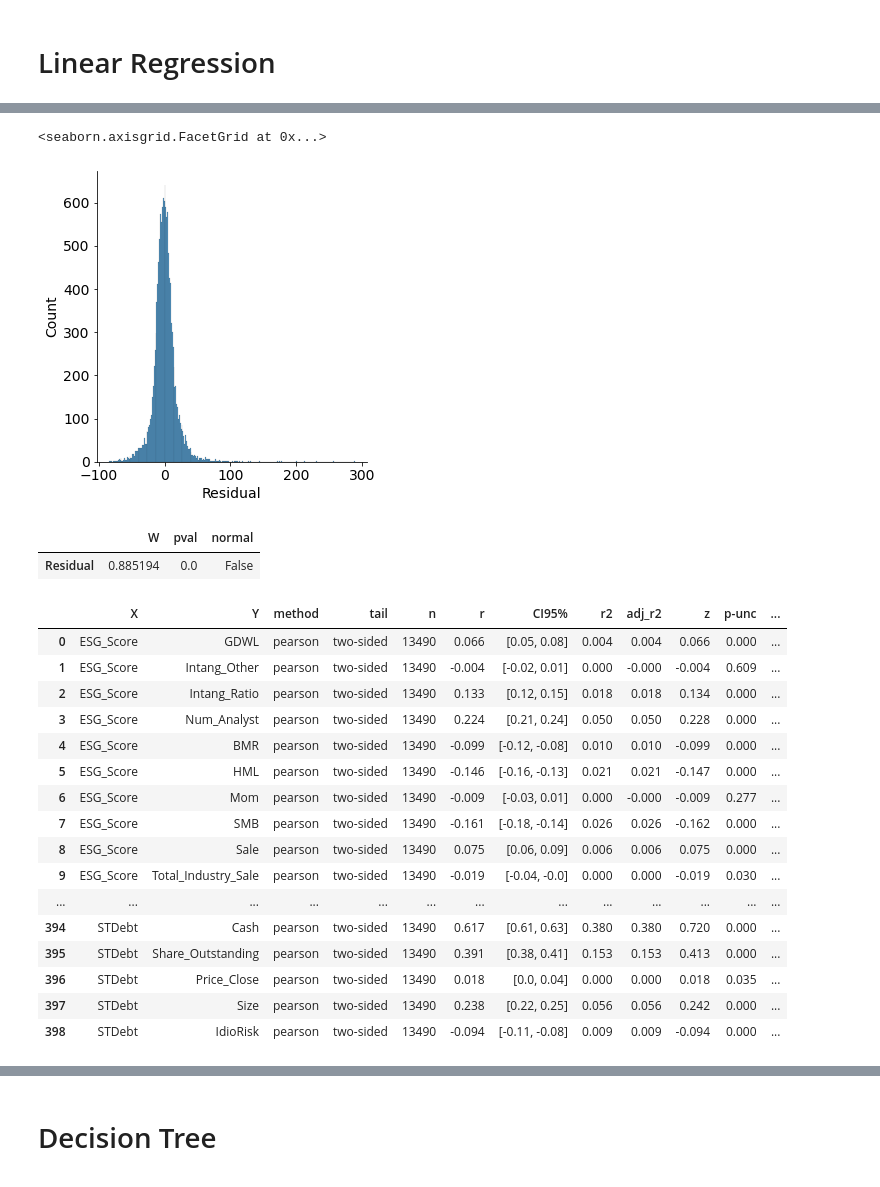
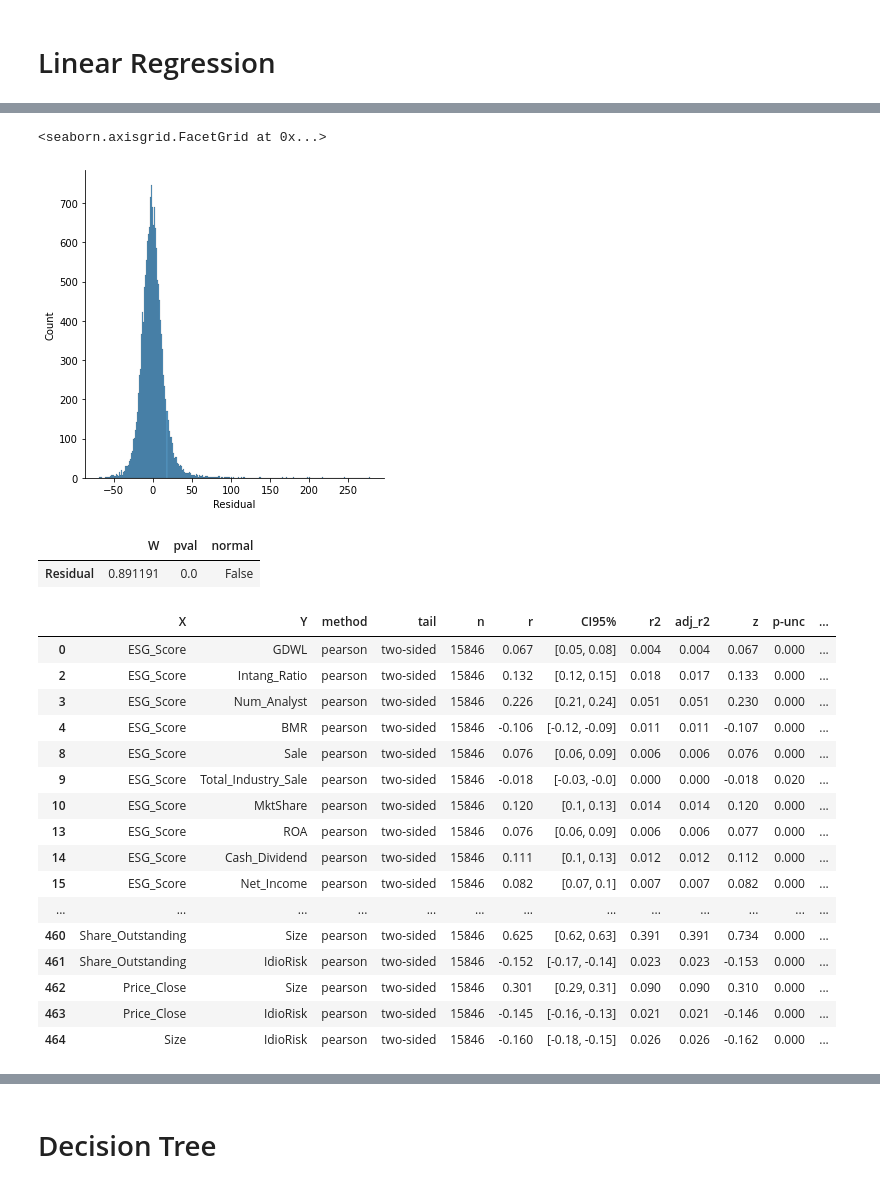
Before and after one commit to sunshineluyao/ESG_TwoSources, a Jupyter notebook: Regression/ESG_Regression.ipynb, the cells around one changed output, grey strips where cells are left out. Cells and saved outputs as stored; diff of their text form; code cells hidden in the pictures.

```diff
--- a/Regression/ESG_Regression.ipynb
+++ b/Regression/ESG_Regression.ipynb
@@ -26,5 +26,5 @@ Requirement already satisfied: idna<3,>=2.5 in /usr/local/lib/python3.6/dist-pac
 # %%
-df = pd.read_csv('https://raw.githubusercontent.com/sunshineluyao/ESG_TwoSources/main/Regression/Reg_Table.csv')
+df = pd.read_csv('https://raw.githubusercontent.com/sunshineluyao/ESG_TwoSources/main/Regression/Panel_Data_for_Regression.csv')
 df.head()
 # %% [output]
 |  | Month | Ticker | Company_name | Stock_exchange | Industry | SIC_Code | SIC_2 | GDWL | Intang_Other | ... |
@@ -146,33 +142,35 @@ sns.scatterplot(data=df_res, x=x, y=y)
 sns.displot(df_res, x="Residual")
 # %% [output]
 <seaborn.axisgrid.FacetGrid at 0x...>
-[figure, old version]
+[figure, new version]
 # %%
 x=df_res['Residual']
 pg.normality(x)
 # %% [output]
 |  | W | pval | normal |
-| Residual | 0.885194 | 0.0 | False |
+| Residual | 0.891191 | 0.0 | False |
 # %%
 pd.set_option('display.max_columns', None)
 pd.set_option('display.max_rows', None)
 # %%
-pg.pairwise_corr(df,columns=X.columns, method='pearson').round(3)
+pearson=pg.pairwise_corr(df,columns=X.columns, method='pearson').round(3)
+pearson =pearson[pearson['p-unc']<0.05]
+pearson
 # %% [output]
 |  | X | Y | method | tail | n | r | CI95% | r2 | adj_r2 | z | p-unc | ... |
-| 0 | ESG_Score | GDWL | pearson | two-sided | 13490 | 0.066 | [0.05, 0.08] | 0.004 | 0.004 | 0.066 | 0.000 | ... |
-| 1 | ESG_Score | Intang_Other | pearson | two-sided | 13490 | -0.004 | [-0.02, 0.01] | 0.000 | -0.000 | -0.004 | 0.609 | ... |
-| 2 | ESG_Score | Intang_Ratio | pearson | two-sided | 13490 | 0.133 | [0.12, 0.15] | 0.018 | 0.018 | 0.134 | 0.000 | ... |
-| 3 | ESG_Score | Num_Analyst | pearson | two-sided | 13490 | 0.224 | [0.21, 0.24] | 0.050 | 0.050 | 0.228 | 0.000 | ... |
-| 4 | ESG_Score | BMR | pearson | two-sided | 13490 | -0.099 | [-0.12, -0.08] | 0.010 | 0.010 | -0.099 | 0.000 | ... |
-| 5 | ESG_Score | HML | pearson | two-sided | 13490 | -0.146 | [-0.16, -0.13] | 0.021 | 0.021 | -0.147 | 0.000 | ... |
-| 6 | ESG_Score | Mom | pearson | two-sided | 13490 | -0.009 | [-0.03, 0.01] | 0.000 | -0.000 | -0.009 | 0.277 | ... |
-| 7 | ESG_Score | SMB | pearson | two-sided | 13490 | -0.161 | [-0.18, -0.14] | 0.026 | 0.026 | -0.162 | 0.000 | ... |
-| 8 | ESG_Score | Sale | pearson | two-sided | 13490 | 0.075 | [0.06, 0.09] | 0.006 | 0.006 | 0.075 | 0.000 | ... |
-| 9 | ESG_Score | Total_Industry_Sale | pearson | two-sided | 13490 | -0.019 | [-0.04, -0.0] | 0.000 | 0.000 | -0.019 | 0.030 | ... |
+| 0 | ESG_Score | GDWL | pearson | two-sided | 15846 | 0.067 | [0.05, 0.08] | 0.004 | 0.004 | 0.067 | 0.000 | ... |
+| 2 | ESG_Score | Intang_Ratio | pearson | two-sided | 15846 | 0.132 | [0.12, 0.15] | 0.018 | 0.017 | 0.133 | 0.000 | ... |
+| 3 | ESG_Score | Num_Analyst | pearson | two-sided | 15846 | 0.226 | [0.21, 0.24] | 0.051 | 0.051 | 0.230 | 0.000 | ... |
+| 4 | ESG_Score | BMR | pearson | two-sided | 15846 | -0.106 | [-0.12, -0.09] | 0.011 | 0.011 | -0.107 | 0.000 | ... |
+| 8 | ESG_Score | Sale | pearson | two-sided | 15846 | 0.076 | [0.06, 0.09] | 0.006 | 0.006 | 0.076 | 0.000 | ... |
+| 9 | ESG_Score | Total_Industry_Sale | pearson | two-sided | 15846 | -0.018 | [-0.03, -0.0] | 0.000 | 0.000 | -0.018 | 0.020 | ... |
+| 10 | ESG_Score | MktShare | pearson | two-sided | 15846 | 0.120 | [0.1, 0.13] | 0.014 | 0.014 | 0.120 | 0.000 | ... |
+| 13 | ESG_Score | ROA | pearson | two-sided | 15846 | 0.076 | [0.06, 0.09] | 0.006 | 0.006 | 0.077 | 0.000 | ... |
+| 14 | ESG_Score | Cash_Dividend | pearson | two-sided | 15846 | 0.111 | [0.1, 0.13] | 0.012 | 0.012 | 0.112 | 0.000 | ... |
+| 15 | ESG_Score | Net_Income | pearson | two-sided | 15846 | 0.082 | [0.07, 0.1] | 0.007 | 0.007 | 0.082 | 0.000 | ... |
 | ... | ... | ... | ... | ... | ... | ... | ... | ... | ... | ... | ... | ... |
-| 394 | STDebt | Cash | pearson | two-sided | 13490 | 0.617 | [0.61, 0.63] | 0.380 | 0.380 | 0.720 | 0.000 | ... |
-| 395 | STDebt | Share_Outstanding | pearson | two-sided | 13490 | 0.391 | [0.38, 0.41] | 0.153 | 0.153 | 0.413 | 0.000 | ... |
-| 396 | STDebt | Price_Close | pearson | two-sided | 13490 | 0.018 | [0.0, 0.04] | 0.000 | 0.000 | 0.018 | 0.035 | ... |
-| 397 | STDebt | Size | pearson | two-sided | 13490 | 0.238 | [0.22, 0.25] | 0.056 | 0.056 | 0.242 | 0.000 | ... |
-| 398 | STDebt | IdioRisk | pearson | two-sided | 13490 | -0.094 | [-0.11, -0.08] | 0.009 | 0.009 | -0.094 | 0.000 | ... |
+| 460 | Share_Outstanding | Size | pearson | two-sided | 15846 | 0.625 | [0.62, 0.63] | 0.391 | 0.391 | 0.734 | 0.000 | ... |
+| 461 | Share_Outstanding | IdioRisk | pearson | two-sided | 15846 | -0.152 | [-0.17, -0.14] | 0.023 | 0.023 | -0.153 | 0.000 | ... |
+| 462 | Price_Close | Size | pearson | two-sided | 15846 | 0.301 | [0.29, 0.31] | 0.090 | 0.090 | 0.310 | 0.000 | ... |
+| 463 | Price_Close | IdioRisk | pearson | two-sided | 15846 | -0.145 | [-0.16, -0.13] | 0.021 | 0.021 | -0.146 | 0.000 | ... |
+| 464 | Size | IdioRisk | pearson | two-sided | 15846 | -0.160 | [-0.18, -0.15] | 0.026 | 0.026 | -0.162 | 0.000 | ... |
```
Also changed, not shown: parts of 25 cells of this notebook.
